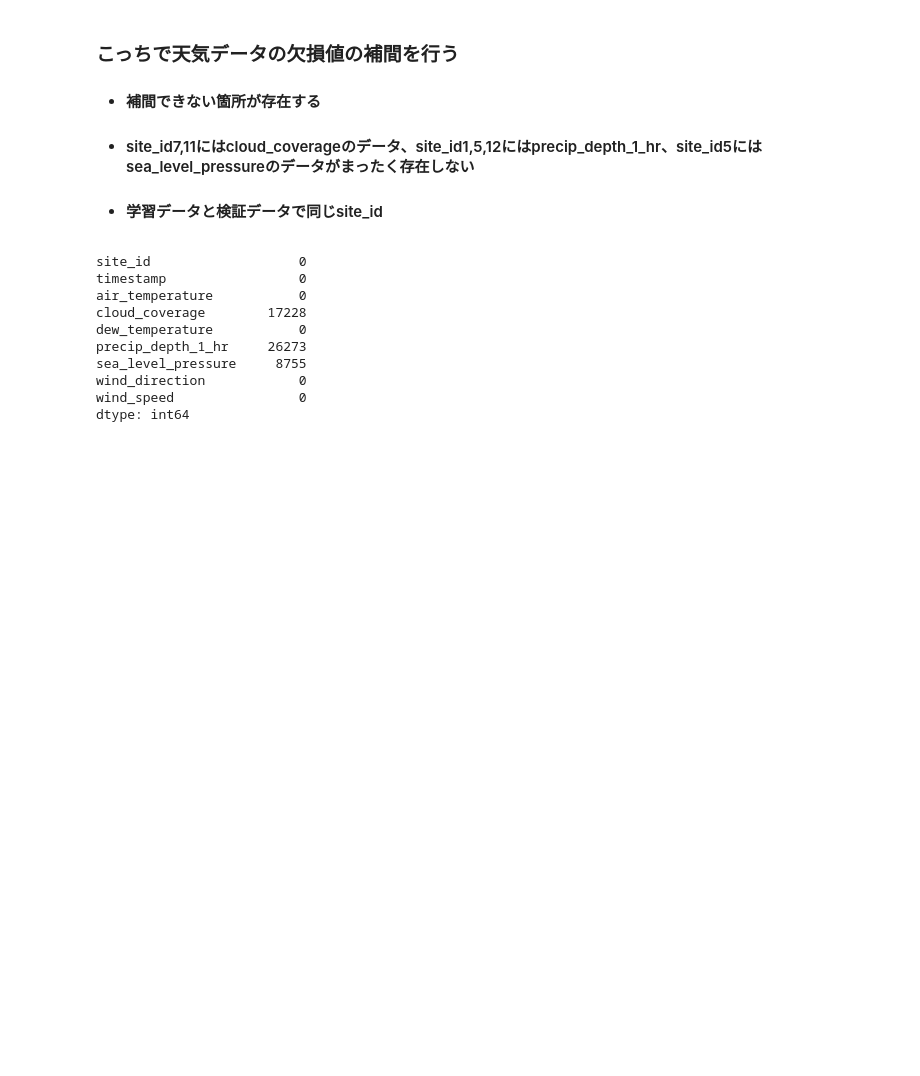
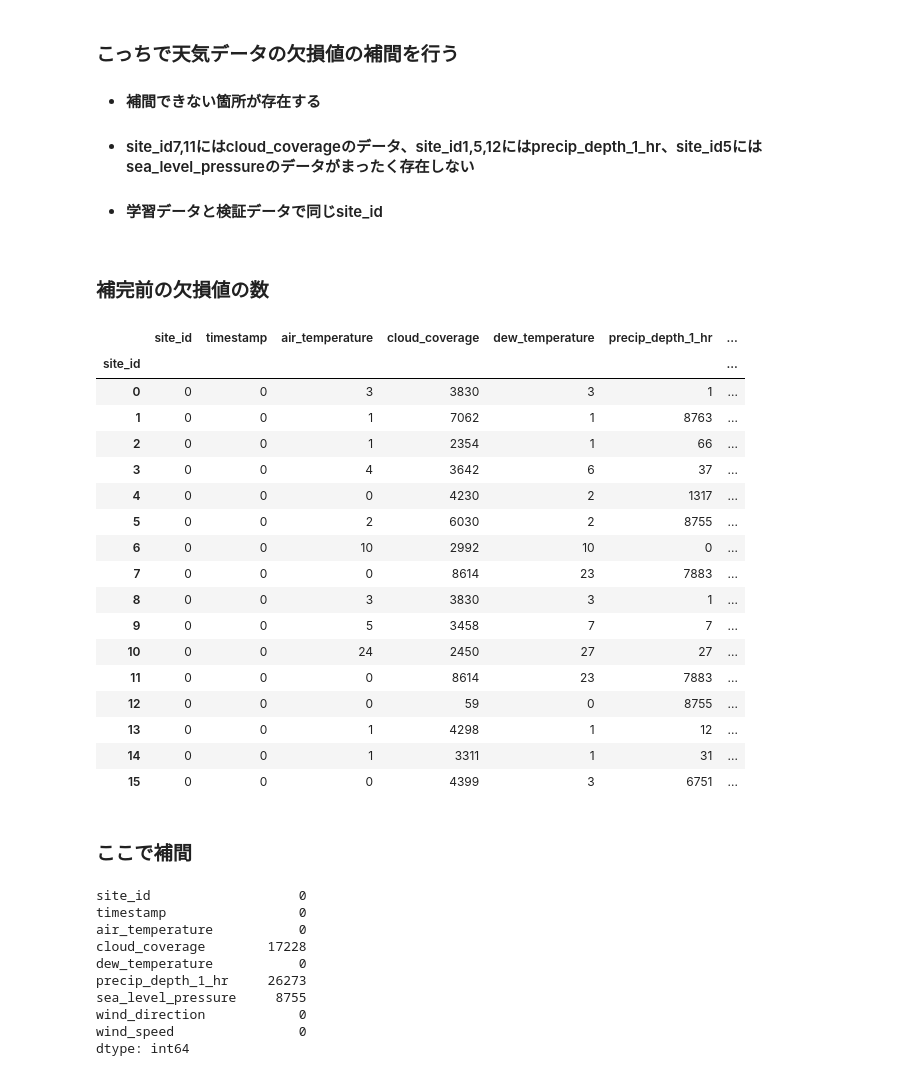
Before and after one commit to komoriTT/git, a Jupyter notebook: 02_解析.ipynb, the cells around one changed output. Cells and saved outputs as stored; diff of their text form; code cells hidden in the pictures; blank space fills up the shorter version.

```diff
--- a/02_解析.ipynb
+++ b/02_解析.ipynb
@@ -26,6 +26,31 @@ weather_info_test["timestamp"]=pd.to_datetime(weather_info_test["timestamp"])
 - #### 補間できない箇所が存在する
 - #### site_id7,11にはcloud_coverageのデータ、site_id1,5,12にはprecip_depth_1_hr、site_id5にはsea_level_pressureのデータがまったく存在しない
 - #### 学習データと検証データで同じsite_id
+# %% [markdown]
+### 補完前の欠損値の数
+# %%
+weather_info.groupby('site_id').apply(lambda group: group.isna().sum())
+# %% [output]
+|  | site_id | timestamp | air_temperature | cloud_coverage | dew_temperature | precip_depth_1_hr | ... |
+| site_id |  |  |  |  |  |  | ... |
+| 0 | 0 | 0 | 3 | 3830 | 3 | 1 | ... |
+| 1 | 0 | 0 | 1 | 7062 | 1 | 8763 | ... |
+| 2 | 0 | 0 | 1 | 2354 | 1 | 66 | ... |
+| 3 | 0 | 0 | 4 | 3642 | 6 | 37 | ... |
+| 4 | 0 | 0 | 0 | 4230 | 2 | 1317 | ... |
+| 5 | 0 | 0 | 2 | 6030 | 2 | 8755 | ... |
+| 6 | 0 | 0 | 10 | 2992 | 10 | 0 | ... |
+| 7 | 0 | 0 | 0 | 8614 | 23 | 7883 | ... |
+| 8 | 0 | 0 | 3 | 3830 | 3 | 1 | ... |
+| 9 | 0 | 0 | 5 | 3458 | 7 | 7 | ... |
+| 10 | 0 | 0 | 24 | 2450 | 27 | 27 | ... |
+| 11 | 0 | 0 | 0 | 8614 | 23 | 7883 | ... |
+| 12 | 0 | 0 | 0 | 59 | 0 | 8755 | ... |
+| 13 | 0 | 0 | 1 | 4298 | 1 | 12 | ... |
+| 14 | 0 | 0 | 1 | 3311 | 1 | 31 | ... |
+| 15 | 0 | 0 | 0 | 4399 | 3 | 6751 | ... |
+# %% [markdown]
+### ここで補間
 # %%
 weather_info=weather_info.groupby('site_id').apply(lambda group: group.interpolate(limit_direction='both'))
 weather_info_test=weather_info_test.groupby('site_id').apply(lambda group: group.interpolate(limit_direction='both'))
```
Also changed, not shown: parts of 10 cells of this notebook.
